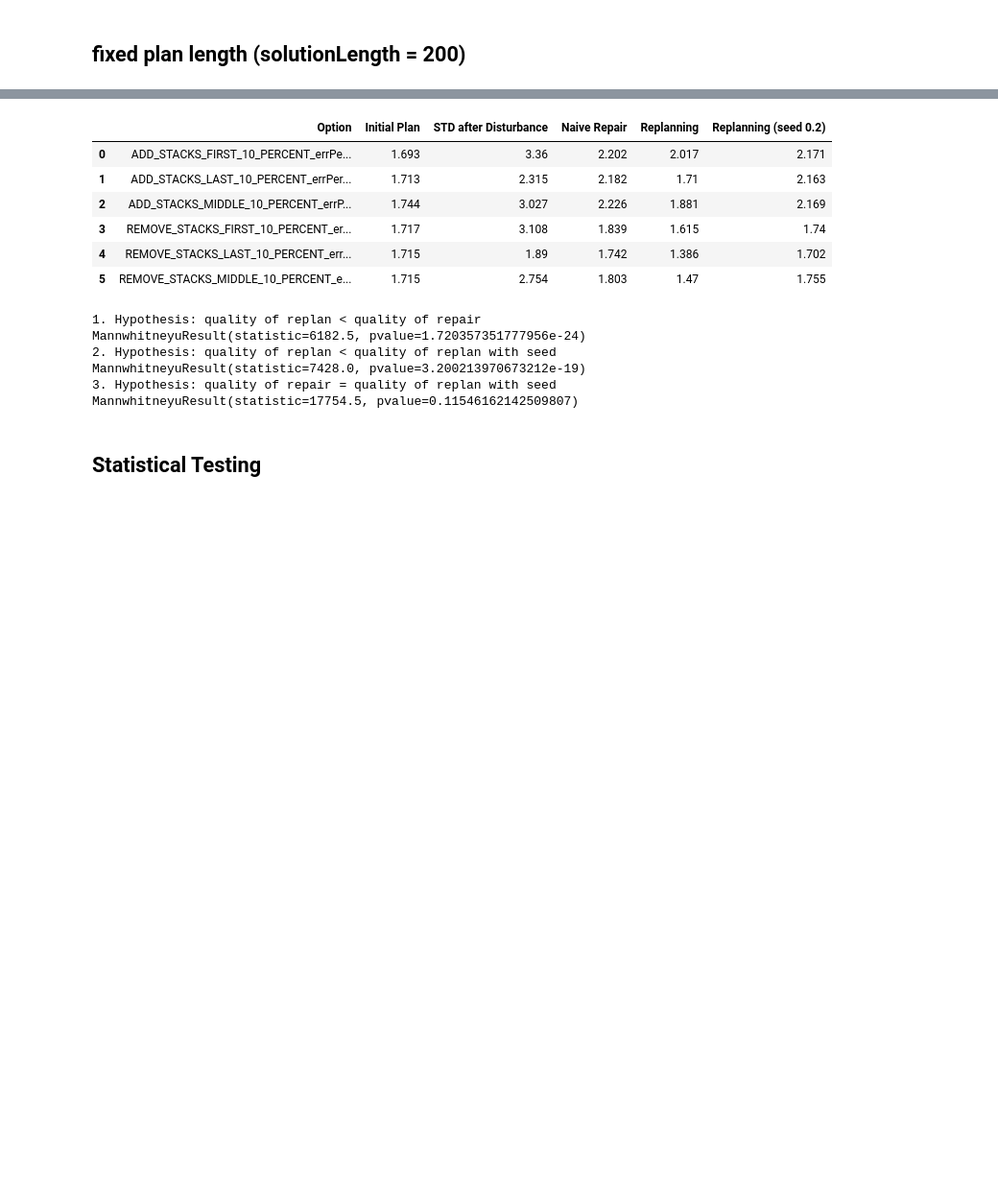
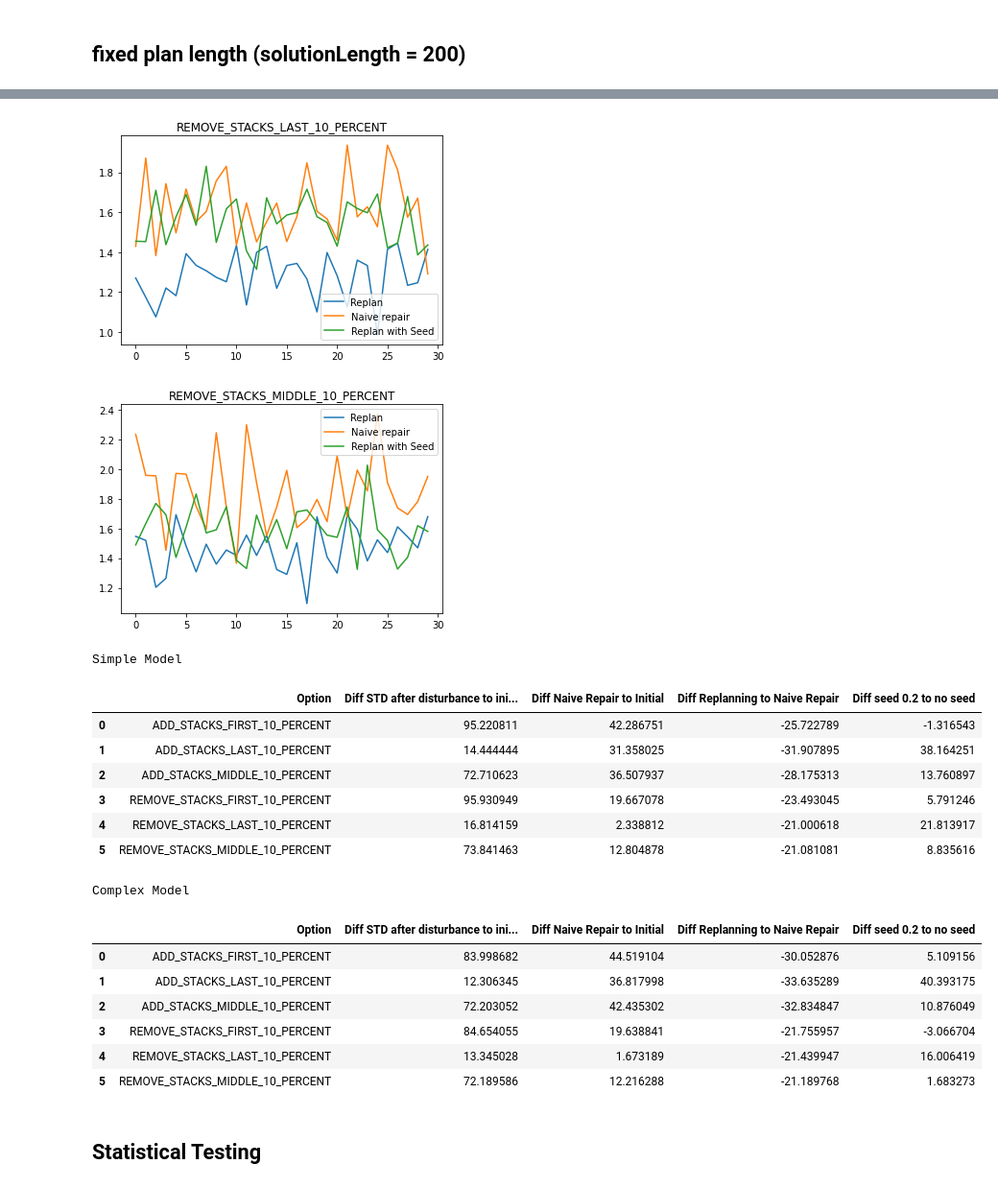
Before and after one commit to martineisenberg/momot-reactive, a Jupyter notebook: evaluation/data_processing.ipynb, the cells around one changed output, grey strips where cells are left out. Shown at 96% size. Saved outputs shown, nothing was run; the diff lists cells and outputs as text; code cells hidden in the pictures; blank space fills up the shorter version.

Commit message:
add data for exp 1 and 3, improve testing, clean evaluation

```diff
--- a/evaluation/data_processing.ipynb
+++ b/evaluation/data_processing.ipynb
@@ -28,38 +28,38 @@ def exp1_prepare_results(folder_path, visualize = False):
             mean_row = {}
             std_row = {}
             for name, group in df.groupby(by='variant'):
-                if(name == "NSGAII_NaivePlanningStrategy_2"):
+                if(name == "NSGAII_PlanningStrategy-ReplanningStrategy_naive_2" or name == "NSGAII_NaivePlanningStrategy_2" or name =="NSGAII_PlanningStrategy-ReplanningStrategy_naive_0"):
                     mean_row["Naive Repair"] = round(group['final_objective_value'].mean(), 3)
                     mean_row["Initial Plan"] = round(group['initial_planning_objective'].mean(), 3)
                     mean_row["STD after Disturbance"] = round(group['initial_post_disturbance_std'].mean(), 3)
                     std_row["Naive Repair"] = round(group['final_objective_value'].std(), 3)
                     if visualize:
                         plt.plot(group["run"], group["final_objective_value"], label = "Naive repair")
-                elif(name == "NSGAII_EvaluationReplanningStrategy-10000_1" or name == "NSGAII_EvaluationReplanningStrategy-10000_0"):
+                elif(name == "NSGAII_PlanningStrategy-ReplanningStrategy_0" or name == "NSGAII_EvaluationReplanningStrategy-10000_1" or name == "NSGAII_EvaluationReplanningStrategy-10000_0" or name == "NSGAII_PlanningStrategy-ReplanningStrategy_1"):
                     mean_row["Replanning"] = round(group['final_objective_value'].mean(), 3)
                     std_row["Replanning"] = round(group['final_objective_value'].std(), 3)
                     if visualize:
                         plt.plot(group["run"], group["final_objective_value"], label = "Replan")
-                elif(name == "NSGAII_EvaluationReplanningStrategy-10000reusePortion=0.2_withReinit_0" or name == "NSGAII_EvaluationReplanningStrategy-10000reusePortion=0.2_withSeed_1"):
+                elif(name == "NSGAII_PlanningStrategy-ReplanningStrategy_reuse0,10_1" or name == "NSGAII_EvaluationReplanningStrategy-10000reusePortion=0.2_withReinit_0" or name == "NSGAII_EvaluationReplanningStrategy-10000reusePortion=0.2_withSeed_1" or name =="NSGAII_PlanningStrategy-ReplanningStrategy_reuse0.10_2"):
                     mean_row["Replanning (seed 0.2)"] = round(group['final_objective_value'].mean(), 3)
                     std_row["Replanning (seed 0.2)"] = round(group['final_objective_value'].std(), 3)
                     if visualize:
                         plt.plot(group["run"], group["final_objective_value"], label = "Replan with Seed")
 
-            mean_row["Option"] = f.split("@")[1].split(".")[0]
+            mean_row["Option"] = f.split("@")[1].split("_errPerDisturbance-5")[0]
             mean = mean.append(mean_row, ignore_index = True)
-            std_row["Option"] = f.split("@")[1].split(".")[0]
+            std_row["Option"] = f.split("@")[1].split("_errPerDisturbance-5")[0]
             std = std.append(std_row, ignore_index = True)
             if visualize:
-                plt.title(f.split("@")[1].split("_errPerDisturbance")[0])
+                plt.title(f.split("@")[1].split("_errPerDisturbance-5")[0])
                 plt.legend()
                 plt.show()
     return (mean, std)
 
 def exp1_relative_values(absolute_values):
-    mean_relative = pd.DataFrame(columns = ["Option", "Diff Initial after Disturbance", "Diff Naive Repair to Initial",
+    mean_relative = pd.DataFrame(columns = ["Option", "Diff STD after disturbance to initial plan", "Diff Naive Repair to Initial",
                                            "Diff Replanning to Naive Repair", "Diff seed 0.2 to no seed"])
-    mean_relative["Diff Initial after Disturbance"] = (absolute_values["STD after Disturbance"] - absolute_values["Initial Plan"]) / absolute_values["Initial Plan"] * 100
+    mean_relative["Diff STD after disturbance to initial plan"] = (absolute_values["STD after Disturbance"] - absolute_values["Initial Plan"]) / absolute_values["Initial Plan"] * 100
     mean_relative["Diff Naive Repair to Initial"] = (absolute_values["Naive Repair"] - absolute_values["Initial Plan"]) / absolute_values["Initial Plan"] * 100
     mean_relative["Diff Replanning to Naive Repair"] = (absolute_values["Replanning"] - absolute_values["Naive Repair"])/ absolute_values["Naive Repair"] * 100
     mean_relative["Diff seed 0.2 to no seed"] = (absolute_values["Replanning (seed 0.2)"] - absolute_values["Replanning"])/ absolute_values["Replanning"] * 100
@@ -91,9 +69,13 @@ display(exp1_mean_simpleModel)
 # %% [markdown]
 ## fixed plan length (solutionLength = 200)
 # %%
-exp1_mean_simpleModel, exp1_std_simpleModel = exp1_prepare_results("exp1/fixedPlanLength/max10itemsperstack")
-#exp1_mean_simpleModel = exp1_relative_values(exp1_mean_simpleModel)
+exp1_mean_simpleModel, exp1_std_simpleModel = exp1_prepare_results("exp1/fixedPlanLength/max10itemsperstack", True)
+exp1_mean_simpleModel = exp1_relative_values(exp1_mean_simpleModel)
 exp1_mean_complexModel, exp1_std_complexModel = exp1_prepare_results("exp1/fixedPlanLength/max100itemsperstack")
+exp1_mean_complexModel = exp1_relative_values(exp1_mean_complexModel)
+print("Simple Model")
 display(exp1_mean_simpleModel)
+print("Complex Model")
+display(exp1_mean_complexModel)
 # https://docs.scipy.org/doc/scipy/reference/generated/scipy.stats.mannwhitneyu.html
 # %% [output]
@@ -100,16 +86,21 @@ display(exp1_mean_simpleModel)
+[figure, added]
+[figure, added]
+Simple Model
-|  | Option | Initial Plan | STD after Disturbance | Naive Repair | Replanning | Replanning (seed 0.2) |
-| 0 | ADD_STACKS_FIRST_10_PERCENT_errPe... | 1.693 | 3.36 | 2.202 | 2.017 | 2.171 |
-| 1 | ADD_STACKS_LAST_10_PERCENT_errPer... | 1.713 | 2.315 | 2.182 | 1.71 | 2.163 |
-| 2 | ADD_STACKS_MIDDLE_10_PERCENT_errP... | 1.744 | 3.027 | 2.226 | 1.881 | 2.169 |
-| 3 | REMOVE_STACKS_FIRST_10_PERCENT_er... | 1.717 | 3.108 | 1.839 | 1.615 | 1.74 |
-| 4 | REMOVE_STACKS_LAST_10_PERCENT_err... | 1.715 | 1.89 | 1.742 | 1.386 | 1.702 |
-| 5 | REMOVE_STACKS_MIDDLE_10_PERCENT_e... | 1.715 | 2.754 | 1.803 | 1.47 | 1.755 |
+|  | Option | Diff STD after disturbance to ini... | Diff Naive Repair to Initial | Diff Replanning to Naive Repair | Diff seed 0.2 to no seed |
+| 0 | ADD_STACKS_FIRST_10_PERCENT | 95.220811 | 42.286751 | -25.722789 | -1.316543 |
+| 1 | ADD_STACKS_LAST_10_PERCENT | 14.444444 | 31.358025 | -31.907895 | 38.164251 |
+| 2 | ADD_STACKS_MIDDLE_10_PERCENT | 72.710623 | 36.507937 | -28.175313 | 13.760897 |
+| 3 | REMOVE_STACKS_FIRST_10_PERCENT | 95.930949 | 19.667078 | -23.493045 | 5.791246 |
+| 4 | REMOVE_STACKS_LAST_10_PERCENT | 16.814159 | 2.338812 | -21.000618 | 21.813917 |
+| 5 | REMOVE_STACKS_MIDDLE_10_PERCENT | 73.841463 | 12.804878 | -21.081081 | 8.835616 |
-1. Hypothesis: quality of replan < quality of repair
-MannwhitneyuResult(statistic=6182.5, pvalue=1.720357351777956e-24)
-2. Hypothesis: quality of replan < quality of replan with seed
-MannwhitneyuResult(statistic=7428.0, pvalue=3.200213970673212e-19)
-3. Hypothesis: quality of repair = quality of replan with seed
-MannwhitneyuResult(statistic=17754.5, pvalue=0.11546162142509807)
+Complex Model
+|  | Option | Diff STD after disturbance to ini... | Diff Naive Repair to Initial | Diff Replanning to Naive Repair | Diff seed 0.2 to no seed |
+| 0 | ADD_STACKS_FIRST_10_PERCENT | 83.998682 | 44.519104 | -30.052876 | 5.109156 |
+| 1 | ADD_STACKS_LAST_10_PERCENT | 12.306345 | 36.817998 | -33.635289 | 40.393175 |
+| 2 | ADD_STACKS_MIDDLE_10_PERCENT | 72.203052 | 42.435302 | -32.834847 | 10.876049 |
+| 3 | REMOVE_STACKS_FIRST_10_PERCENT | 84.654055 | 19.638841 | -21.755957 | -3.066704 |
+| 4 | REMOVE_STACKS_LAST_10_PERCENT | 13.345028 | 1.673189 | -21.439947 | 16.006419 |
+| 5 | REMOVE_STACKS_MIDDLE_10_PERCENT | 72.189586 | 12.216288 | -21.189768 | 1.683273 |
 # %% [markdown]
 ## Statistical Testing
 # %%
```
Also changed, not shown: parts of 10 cells of this notebook, 18 other files.
